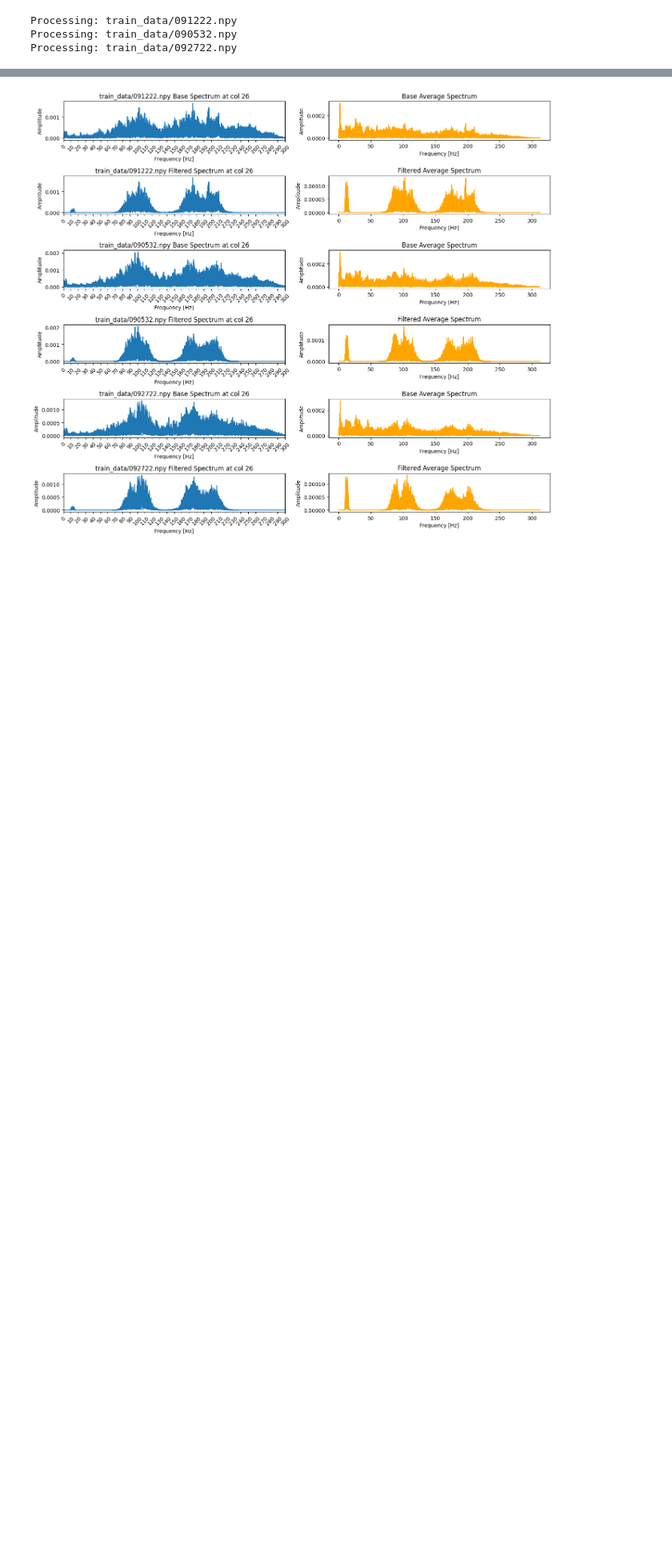
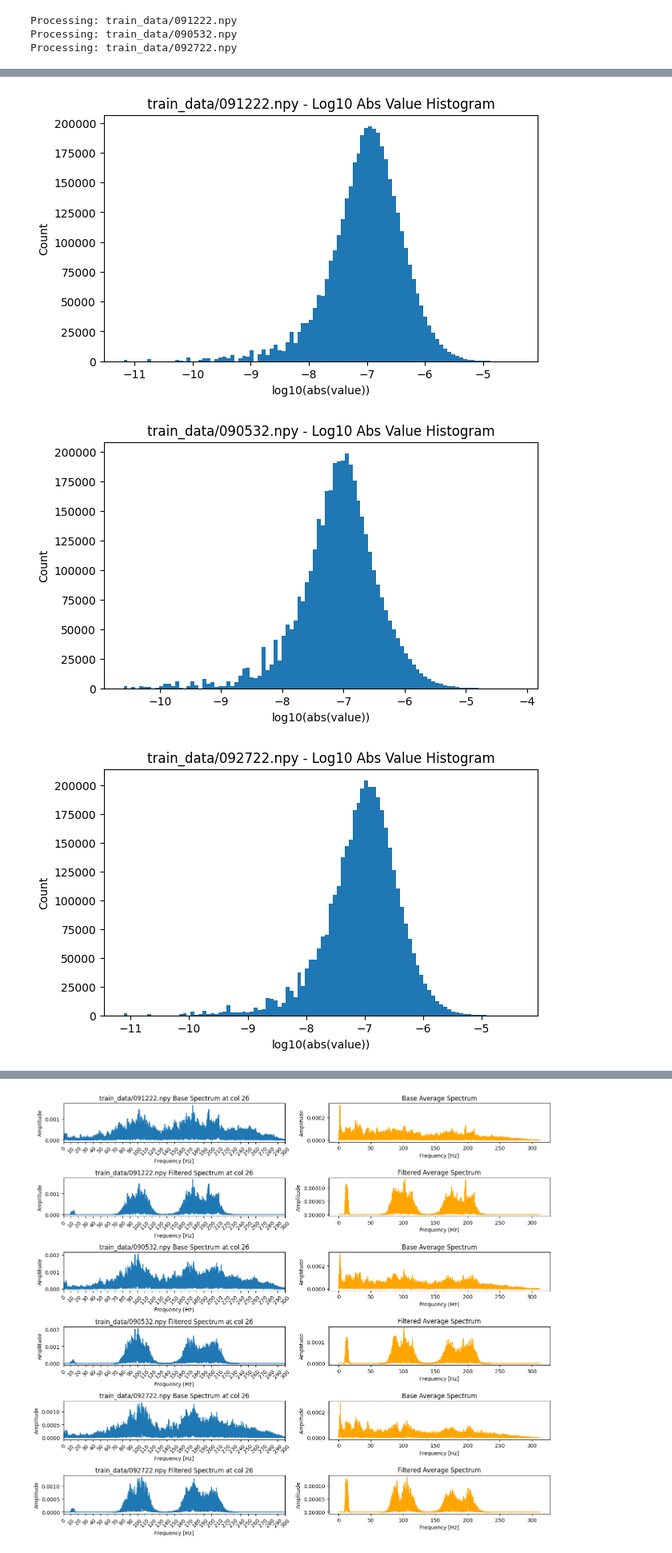
Before and after one commit to csuchorski/object_detection_DAS, a Jupyter notebook: clean_notebook.ipynb, the cells around one changed output, grey strips where cells are left out. Shown at 80% size. Saved outputs shown, nothing was run; the diff lists cells and outputs as text; code cells hidden in the pictures; blank space fills up the shorter version.

Commit message:
added basic stats

```diff
--- a/clean_notebook.ipynb
+++ b/clean_notebook.ipynb
@@ -361,0 +368,12 @@ Processing: train_data/092722.npy
+# %%
+for k, v in results_dict.items():
+    base_df = v['base_df']
+    arr = base_df.values
+    print(f"{k} stats")
+    print(f"\tShape: {arr.shape}")
+    print(f"\tMin: {np.min(arr):.10f}")
+    print(f"\tMax: {np.max(arr):.10f}")
+    print(f"\tStd: {np.std(arr):.10f}")
+    print(f"\tMedian: {np.median(arr):.10f}")
+    print("\tQuantiles:")
+    print('\t',np.quantile(arr, [0.01, 0.1, 0.25, 0.5, 0.75, 0.9, 0.99]))
@@ -361,0 +402,15 @@ Processing: train_data/092722.npy
+# %%
+for k, v in results_dict.items():
+    base_df = v['base_df']
+    arr = base_df.values.flatten()
+    arr_abs = np.abs(arr) + 1e-12
+    plt.figure(figsize=(7, 4))
+    plt.hist(np.log10(arr_abs), bins=100)
+    plt.title(f"{k} - Log10 Abs Value Histogram")
+    plt.xlabel("log10(abs(value))")
+    plt.ylabel("Count")
+    plt.show()
+# %% [output]
+[figure, added]
+[figure, added]
+[figure, added]
```
Also changed, not shown: parts of 7 cells of this notebook.
